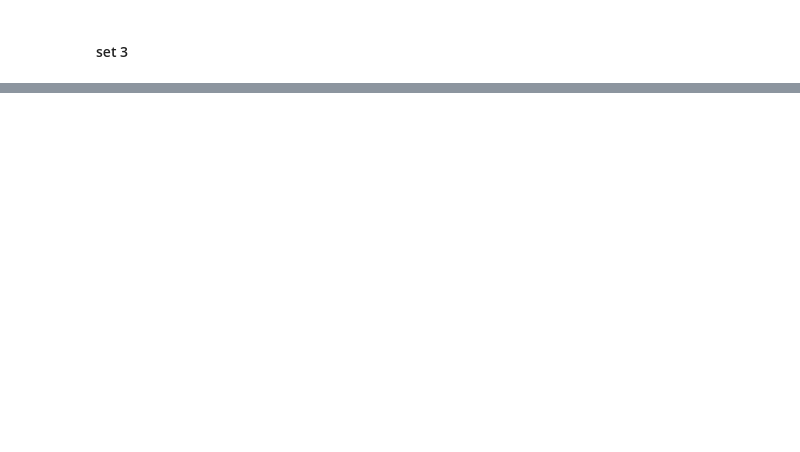
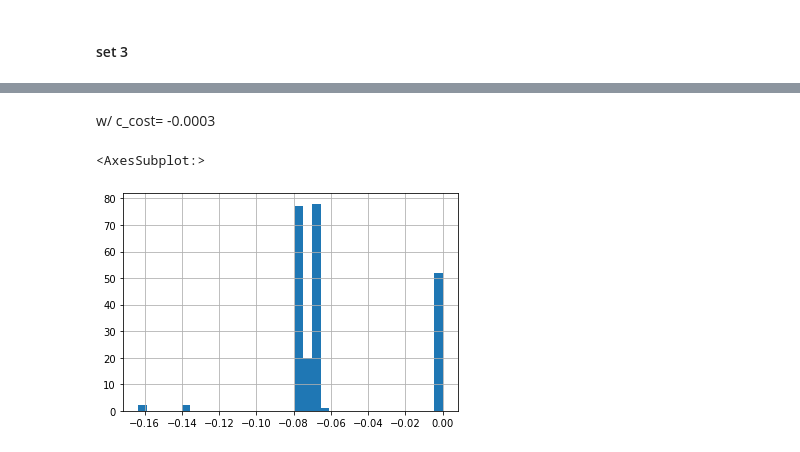
Before and after one commit to SANDAG/ABM, a Jupyter notebook: src/asim_cross_border/notebooks/debug tvpb.ipynb, the cells around one changed output, grey strips where cells are left out. Cells and saved outputs as stored; diff of their text form; code cells hidden in the pictures; blank space fills up the shorter version.

```diff
--- a/src/asim_cross_border/notebooks/debug tvpb.ipynb
+++ b/src/asim_cross_border/notebooks/debug tvpb.ipynb
@@ -101,0 +127,7 @@ set3_merged[[col for col in set3_merged if 'asc' in col or 'ASC' in col]].reset_
+# %% [markdown]
+w/ c_cost= -0.0003
+# %%
+set3_util_df['set3_fare'].hist(bins=35)
+# %% [output]
+<AxesSubplot:>
+[figure, added]
```
Also changed, not shown: parts of 11 cells of this notebook, 1 other file.
